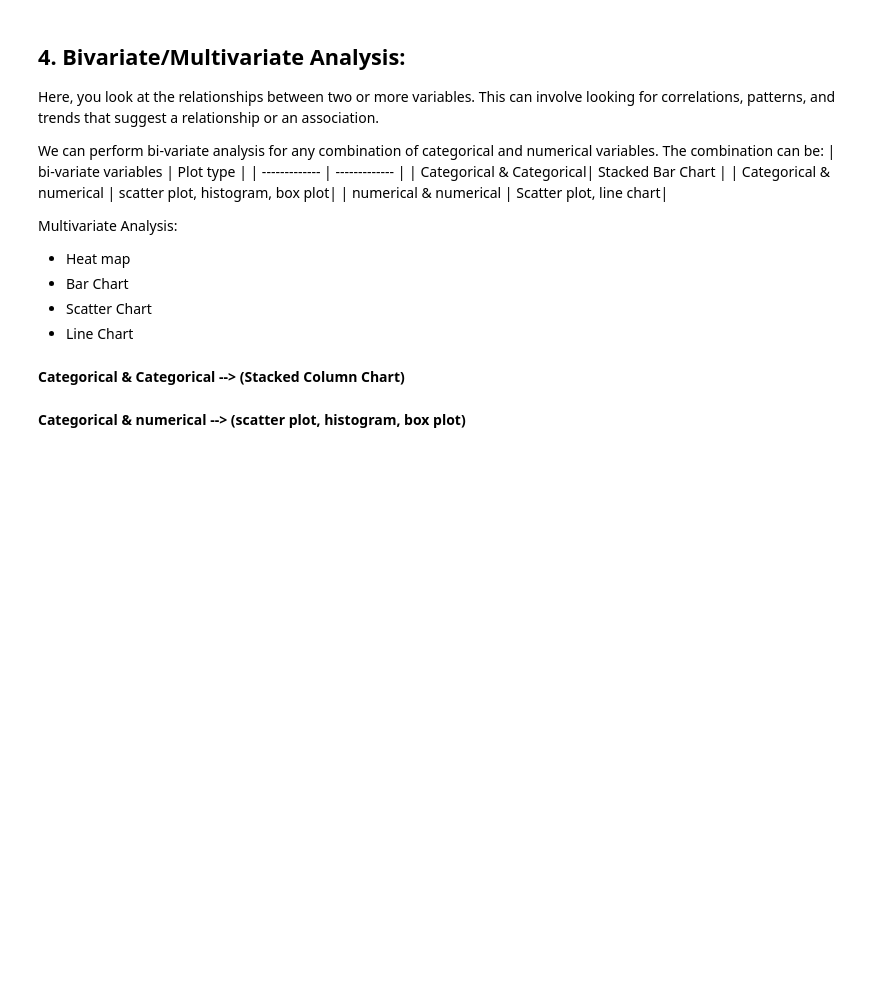
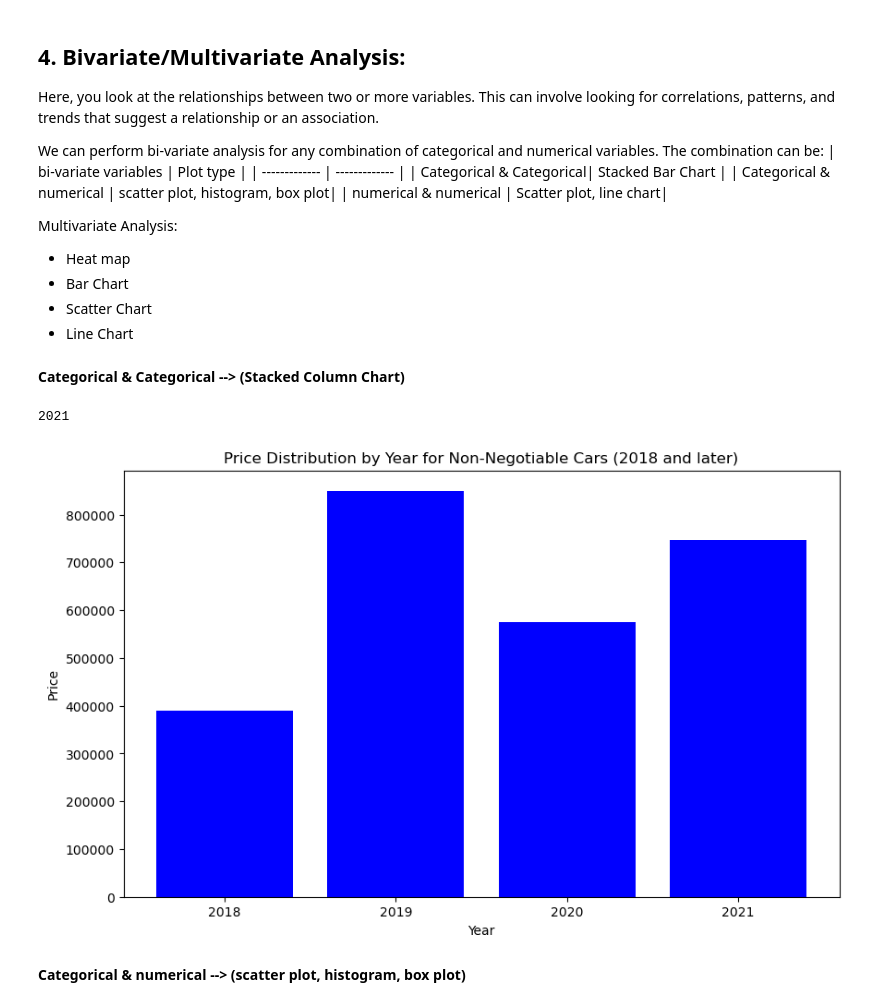
Before and after one commit to ghadaMhammed/Usecase-4, a Jupyter notebook: EDA explain template.ipynb, the cells around one changed output. Cells and saved outputs as stored; diff of their text form; code cells hidden in the pictures; blank space fills up the shorter version.

```diff
--- a/EDA explain template.ipynb
+++ b/EDA explain template.ipynb
@@ -294,3 +236,26 @@ Most of the ways to deal with outliers are similar to the methods of missing val
 2. Imputing: Like imputation of missing values, we can also impute outliers. We can use mean, median, mode imputation methods. Before imputing values, we should analyse if it is natural outlier or artificial. If it is artificial, we can go with imputing values. We can also use statistical model to predict values of outlier rows and after that we can impute it with predicted values.
 
 3. Treat separately: If there are significant number of outliers, we should treat them separately in the statistical model. One of the approach is to treat both groups as two different groups and build individual model for both groups and then combine the output.
+# %%
+# NOTE : IDK IF THIS IS THE RIGHT WAY TO DO IT, IF NOT, PLEASE IGNORE THIS PART, AND TELL ME PLEASE
+# I DIDN'T DO AN ACTION TO THESE OUTLIERS, I JUST DETECTED THEM
+
+# Check outliers
+df_num_columns = df_negotiable.select_dtypes(include=['number']).columns
+
+# Calculate Z-scores for the numeric columns
+z_scores = zscore(df_non_negotiable[df_num_columns])
+
+# Set a threshold for outliers
+threshold = 3
+
+# Detect outliers where any Z-score exceeds the threshold
+outliers = (np.abs(z_scores) > threshold).any(axis=1)
+
+# Create a new column 'Outlier' in the original dataframe
+df_non_negotiable['Outlier'] = outliers
+
+# Display rows where 'Outlier' is True
+outliers_detected = df_non_negotiable[df_non_negotiable['Outlier']]
+
+outliers_detected
@@ -349,6 +347,32 @@ Multivariate Analysis:
 - Line Chart
 # %% [markdown]
 **Categorical & Categorical --> (Stacked Column Chart)**
+# %%
+df_non_negotiable['Year'].max()
+# %% [output]
+2021
+# %%
+import matplotlib.pyplot as plt
+
+# Prepare your data
+df_Q4 = df_non_negotiable[df_non_negotiable['Year'] >= 2018]
+
+# Plot the data
+plt.figure(figsize=(10, 6))
+plt.bar(df_Q4['Year'], df_Q4['Price'], color='blue')
+
+# Set axis labels and title
+plt.xlabel('Year')
+plt.ylabel('Price')
+plt.title('Price Distribution by Year for Non-Negotiable Cars (2018 and later)')
+
+# Set x-axis ticks to show only the integer years
+plt.xticks([2018, 2019, 2020, 2021])
+
+# Display the plot
+plt.show()
+# %% [output]
+[figure, added]
 # %% [markdown]
 **Categorical & numerical --> (scatter plot, histogram, box plot)**
 # %% [markdown]
```
Also changed, not shown: parts of 13 cells of this notebook.
